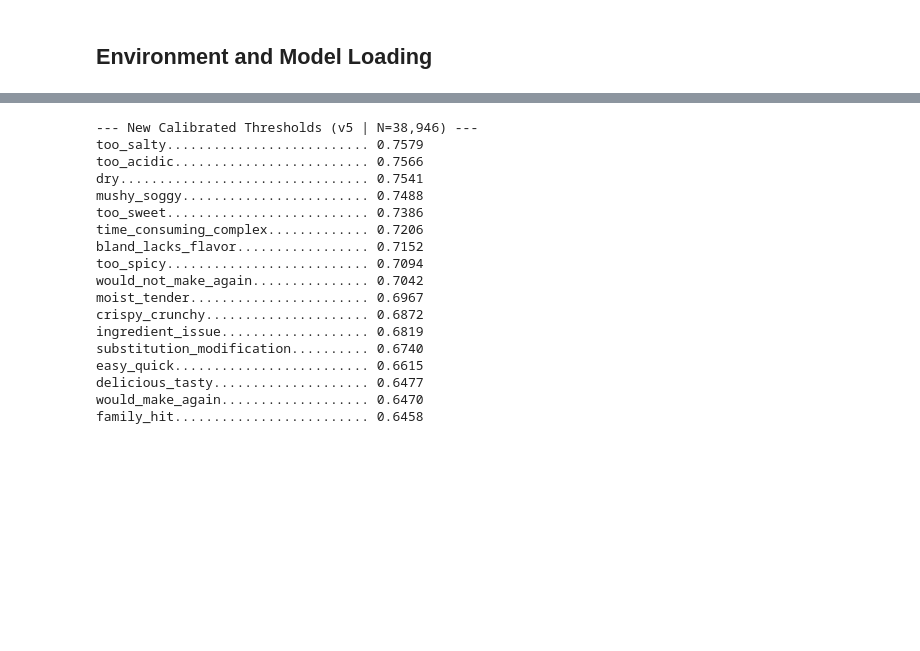
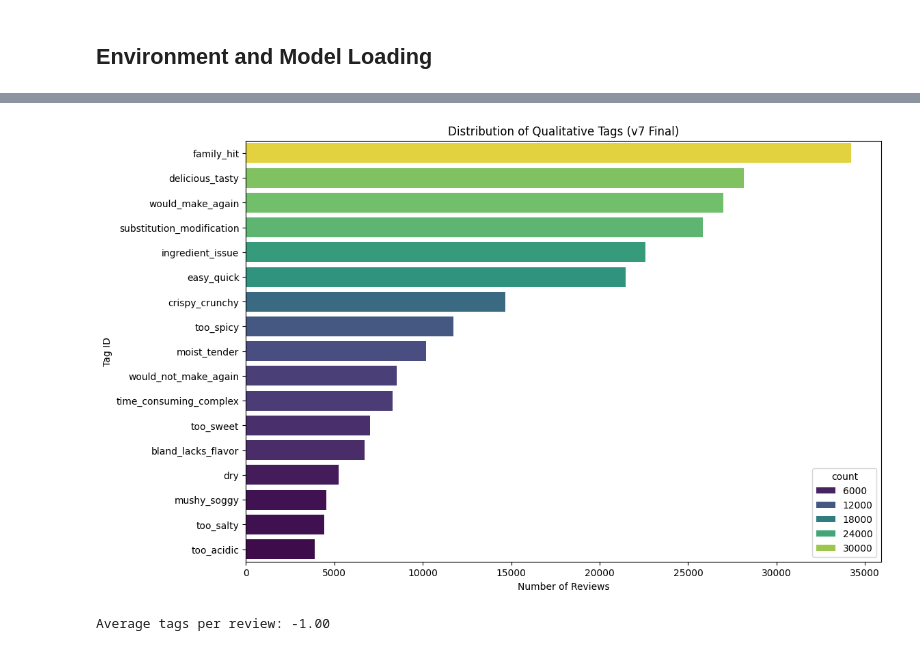
Before and after one commit to iauger/recipe-review-tags, a Jupyter notebook: notebooks/02_fe_and_scaling.ipynb, the cells around one changed output, grey strips where cells are left out. Drawn from its saved outputs; the diff is of its cells as text; code cells hidden in the pictures; blank space fills up the shorter version.

```diff
--- a/notebooks/02_fe_and_scaling.ipynb
+++ b/notebooks/02_fe_and_scaling.ipynb
@@ -127,3 +383,26 @@ centroids_df.write.mode("overwrite").parquet(s.features_tag_centroids_path)
+# %%
+# Analytics Cell 1: Tag Frequency Distribution
+import matplotlib.pyplot as plt
+import seaborn as sns
+
+pred_cols = [c for c in gold_df_cleaned.columns if c.startswith("pred_")]
+
+# Calculate global counts for all 17 tags
+tag_counts = gold_df_cleaned.select([F.sum(F.col(c)).alias(c.replace("pred_", "")) for c in pred_cols]).toPandas().T
+tag_counts.columns = ['count']
+tag_counts = tag_counts.sort_values(by='count', ascending=False)
+
+plt.figure(figsize=(12, 8))
+sns.barplot(x='count', y=tag_counts.index, data=tag_counts, hue='count', palette='viridis')
+plt.title("Distribution of Qualitative Tags (v7 Final)")
+plt.xlabel("Number of Reviews")
+plt.ylabel("Tag ID")
+plt.show()
+
+print(f"Average tags per review: {gold_df_cleaned.select(F.avg('total_tags')).collect()[0][0]:.2f}")
+# %% [output]
+[figure, added]
+Average tags per review: -1.00
 # %%
 from src.spark.features.thresholds import calculate_diagonal_thresholds
 
@@ -152,31 +431,12 @@ formatted_metrics = {
 with open(s.features_metrics_path, "w") as f:
     json.dump(formatted_metrics, f, indent=4)
 
-print(f"--- New Calibrated Thresholds (v5 | N={formatted_metrics['labeled_set_size']:,}) ---")
+print(f"--- New Calibrated Thresholds (v8 | N={formatted_metrics['labeled_set_size']:,}) ---")
 if thresholds:
     for tag, val in sorted(thresholds.items(), key=lambda x: x[1], reverse=True):
         print(f"{tag:.<35} {val:.4f}")
 else:
-    print("❌ Error: No thresholds were generated.")
+    print("Error: No thresholds were generated.")
-# %% [output]
---- New Calibrated Thresholds (v5 | N=38,946) ---
-too_salty.......................... 0.7579
-too_acidic......................... 0.7566
-dry................................ 0.7541
-mushy_soggy........................ 0.7488
-too_sweet.......................... 0.7386
-time_consuming_complex............. 0.7206
-bland_lacks_flavor................. 0.7152
-too_spicy.......................... 0.7094
-would_not_make_again............... 0.7042
-moist_tender....................... 0.6967
-crispy_crunchy..................... 0.6872
-ingredient_issue................... 0.6819
-substitution_modification.......... 0.6740
-easy_quick......................... 0.6615
-delicious_tasty.................... 0.6477
-would_make_again................... 0.6470
-family_hit......................... 0.6458
 # %%
 # Load the most recent old centroids for comparison (from a previous run - change path as needed)
 legacy_run_path = f"{s.processed_dir}/features/runs/{s.previous_run_id}/tag_centroids.parquet"
```
Also changed, not shown: parts of 22 cells of this notebook, 38 other files.
